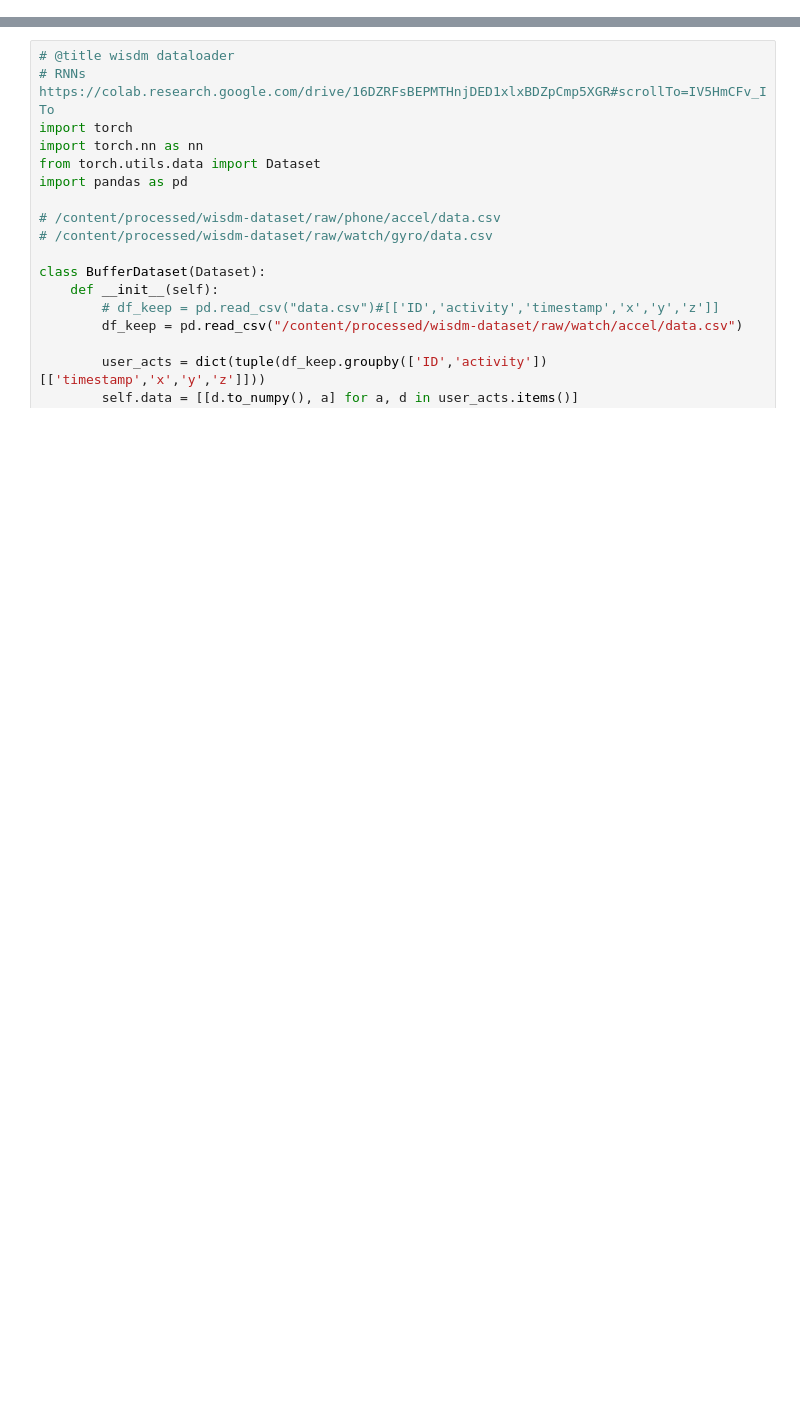
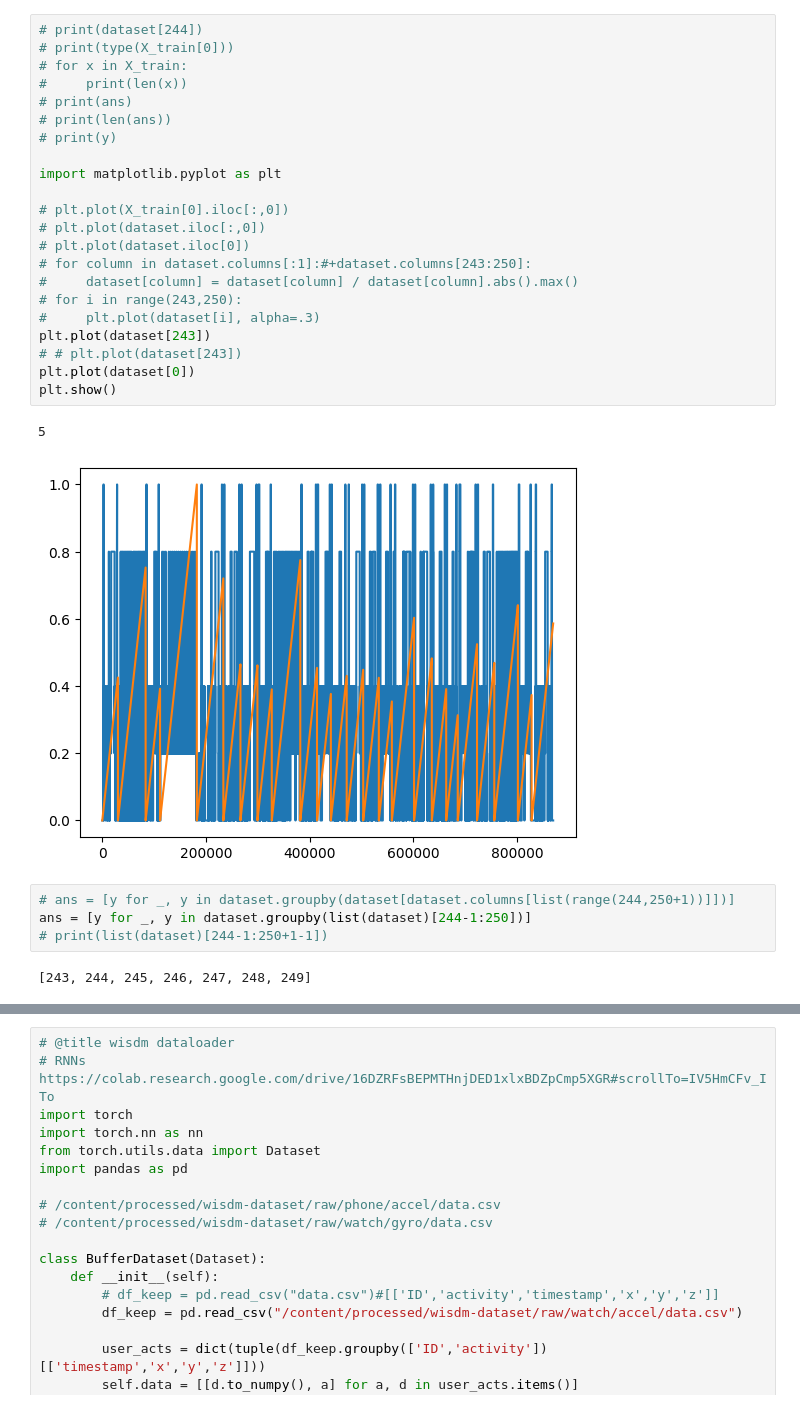
Before and after one commit to eisbetterthanpi/JEPA, a Jupyter notebook: Seq_JEPA.ipynb, the cells around one changed output, grey strips where cells are left out. Cells and saved outputs as stored; diff of their text form; blank space fills up the shorter version.

```diff
--- a/Seq_JEPA.ipynb
+++ b/Seq_JEPA.ipynb
@@ -2,0 +127,31 @@
+# %%
+# print(dataset[244])
+# print(type(X_train[0]))
+# for x in X_train:
+#     print(len(x))
+# print(ans)
+# print(len(ans))
+# print(y)
+
+import matplotlib.pyplot as plt
+
+# plt.plot(X_train[0].iloc[:,0])
+# plt.plot(dataset.iloc[:,0])
+# plt.plot(dataset.iloc[0])
+# for column in dataset.columns[:1]:#+dataset.columns[243:250]:
+#     dataset[column] = dataset[column] / dataset[column].abs().max()
+# for i in range(243,250):
+#     plt.plot(dataset[i], alpha=.3)
+plt.plot(dataset[243])
+# # plt.plot(dataset[243])
+plt.plot(dataset[0])
+plt.show()
+# %% [output]
+5
+[figure, added]
+# %%
+# ans = [y for _, y in dataset.groupby(dataset[dataset.columns[list(range(244,250+1))]])]
+ans = [y for _, y in dataset.groupby(list(dataset)[244-1:250])]
+# print(list(dataset)[244-1:250+1-1])
+# %% [output]
+[243, 244, 245, 246, 247, 248, 249]
```
Also changed, not shown: parts of 89 cells of this notebook.
